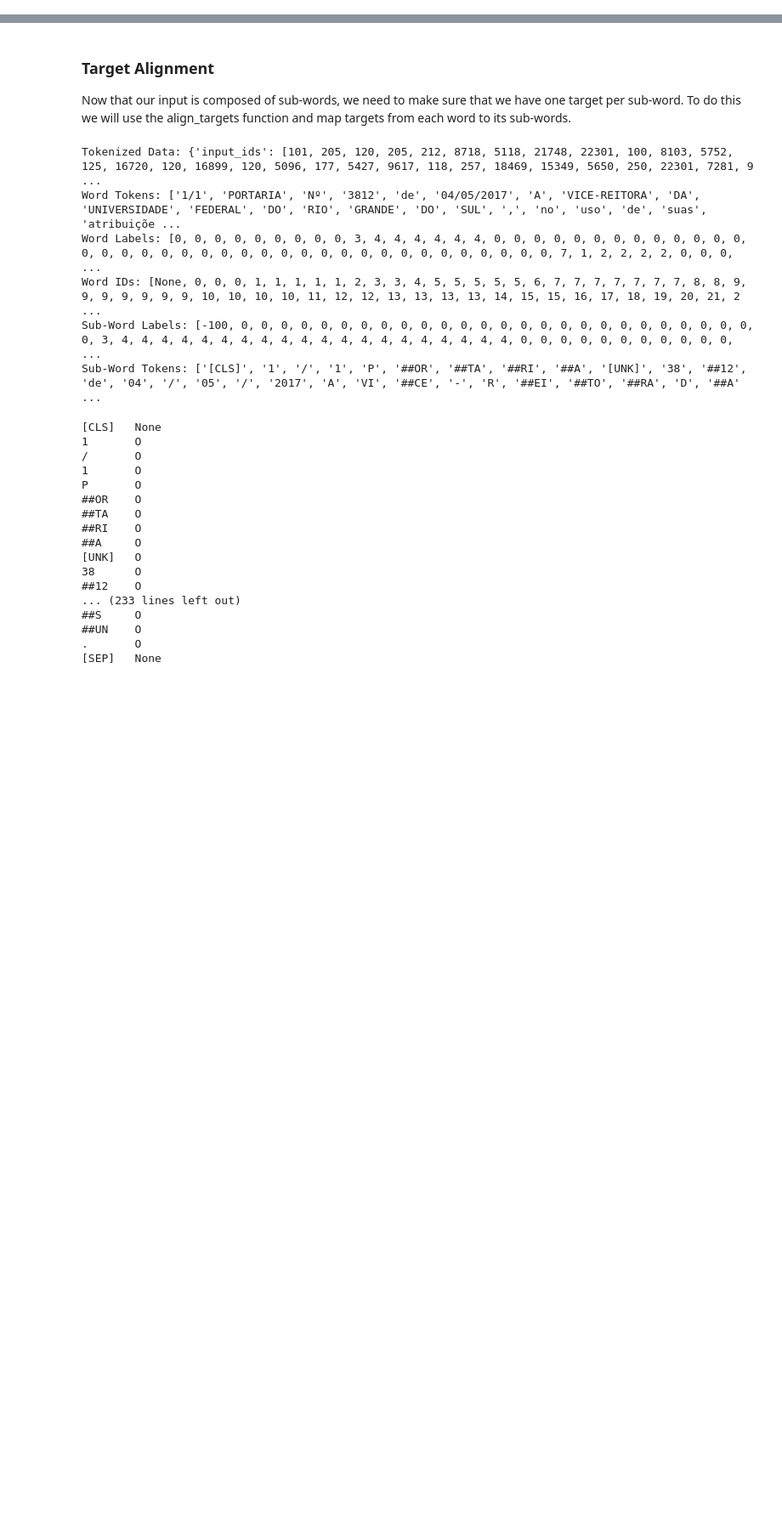
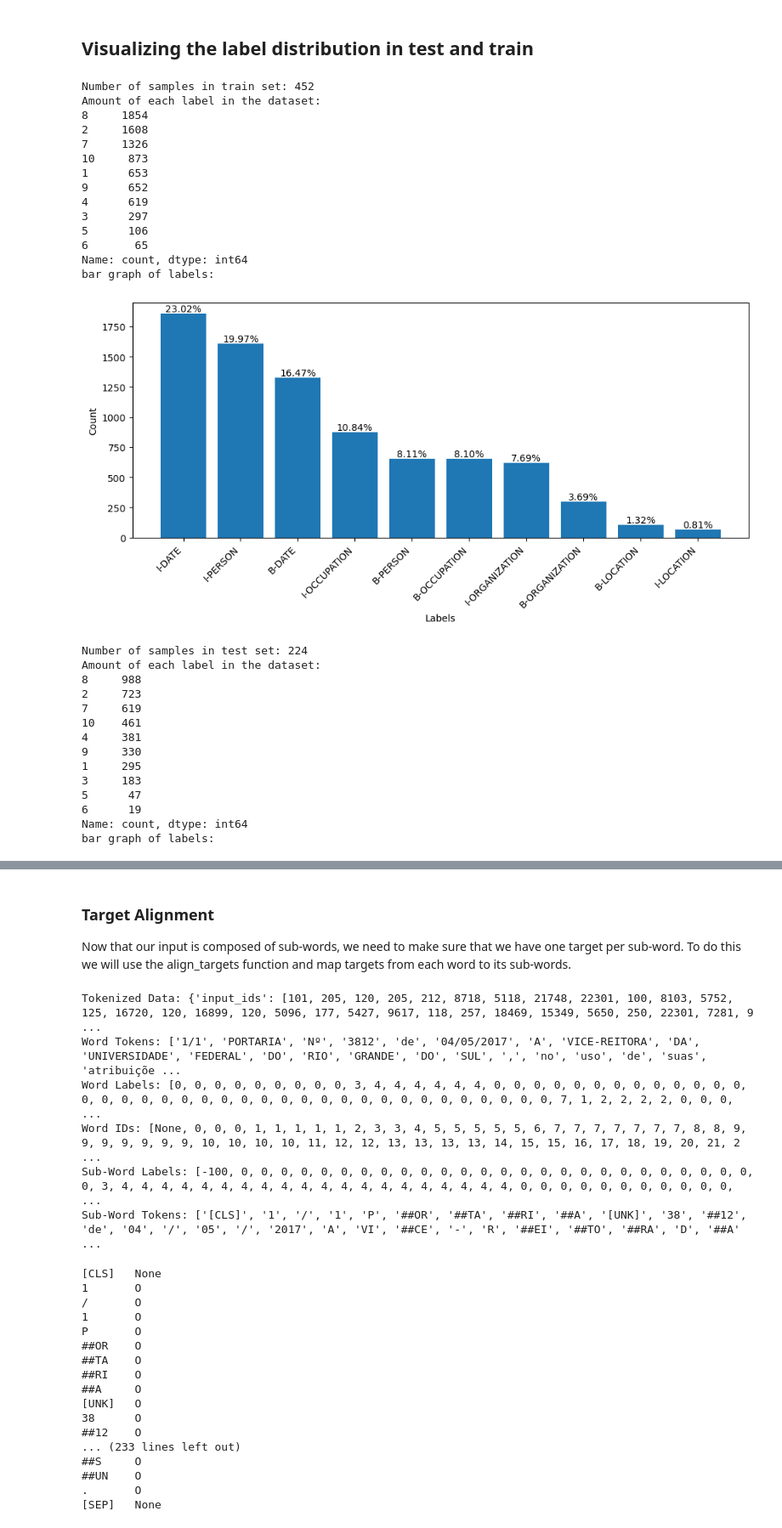
Before and after one commit to arthurziegler/ner-using-bert, a Jupyter notebook: notebooks/04_train_token_classifier.ipynb, the cells around one changed output, grey strips where cells are left out. Shown at 85% size. Cells and saved outputs as stored; diff of their text form; code cells hidden in the pictures; blank space fills up the shorter version.

Commit message:
Updated data prep in train token classifier

```diff
--- a/notebooks/04_train_token_classifier.ipynb
+++ b/notebooks/04_train_token_classifier.ipynb
@@ -71,0 +30,3 @@ sample_data['train']['ner_tags'][:3]
+# %%
+ner_dataset = load_from_disk("../data/annotated/ufrgs_documents_13-06-25")
+ner_dataset
@@ -173,0 +49,4 @@ print(ufrgs_data['train'][12]['targets'])
+# %%
+# Split X and y into train and test.
+split_dataset = ner_dataset.train_test_split(test_size=0.33, seed=43)
+print(split_dataset)
@@ -173,0 +64,72 @@ print(ufrgs_data['train'][12]['targets'])
+# %% [markdown]
+## Visualizing the label distribution in test and train
+# %%
+id_to_label = {
+    0: 'O',
+    1: 'B-PERSON',
+    2: 'I-PERSON',
+    3: 'B-ORGANIZATION',
+    4: 'I-ORGANIZATION',
+    5: 'B-LOCATION',
+    6: 'I-LOCATION',
+    7: 'B-DATE',
+    8: 'I-DATE',
+    9: 'B-OCCUPATION',
+    10: 'I-OCCUPATION'
+}
+
+for split in ['train', 'test']:
+    print(f"Number of samples in {split} set: {len(split_dataset[split])}")
+    label_series = pd.Series(split_dataset[split]['ner_tags']).explode()
+    label_series = label_series[label_series != 0]  # Remove padding labels
+    print("Amount of each label in the dataset:")
+    print(label_series.value_counts())
+    print("bar graph of labels:")
+    plt.figure(figsize=(10, 5))
+
+    # Convert numeric labels to string labels for plotting
+    label_counts = label_series[label_series != 0].value_counts()
+    label_names = [id_to_label[label_id] for label_id in label_counts.index]
+
+    # Make a bar graph of the labels
+    plt.bar(label_names, label_counts.values)
+    plt.xlabel('Labels')
+    plt.ylabel('Count')
+    plt.xticks(rotation=45, ha='right')  # Rotate labels for better readability
+
+    # Add percentage on top of each bar
+    for i, v in enumerate(label_series[label_series != "O"].value_counts()):
+        plt.text(i, v + 0.5, f"{v/label_series[label_series != "O"].size*100:.2f}%", ha='center', va='bottom')
+
+    plt.tight_layout()  # Adjust layout to prevent label cutoff
+    plt.show()
+# %% [output]
+Number of samples in train set: 452
+Amount of each label in the dataset:
+8     1854
+2     1608
+7     1326
+10     873
+1      653
+9      652
+4      619
+3      297
+5      106
+6       65
+Name: count, dtype: int64
+bar graph of labels:
+[figure, added]
+Number of samples in test set: 224
+Amount of each label in the dataset:
+8     988
+2     723
+7     619
+10    461
+4     381
+9     330
+1     295
+3     183
+5      47
+6      19
+Name: count, dtype: int64
+bar graph of labels:
```
Also changed, not shown: parts of 33 cells of this notebook, 4 other files.
